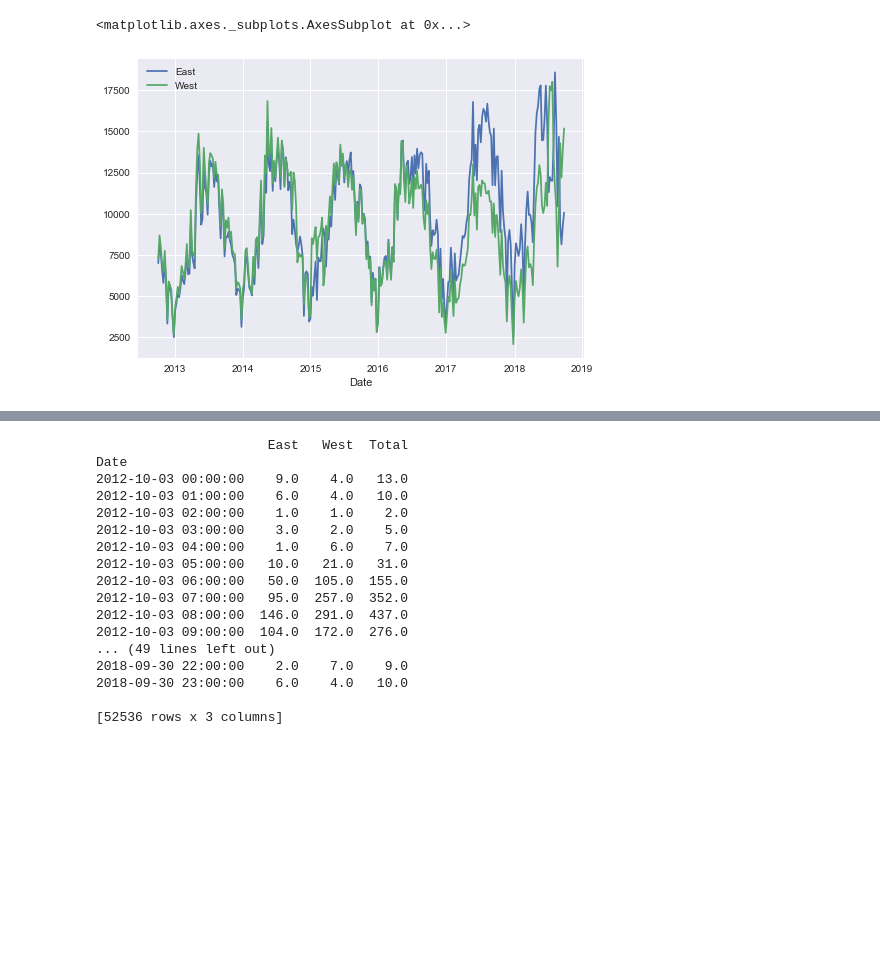
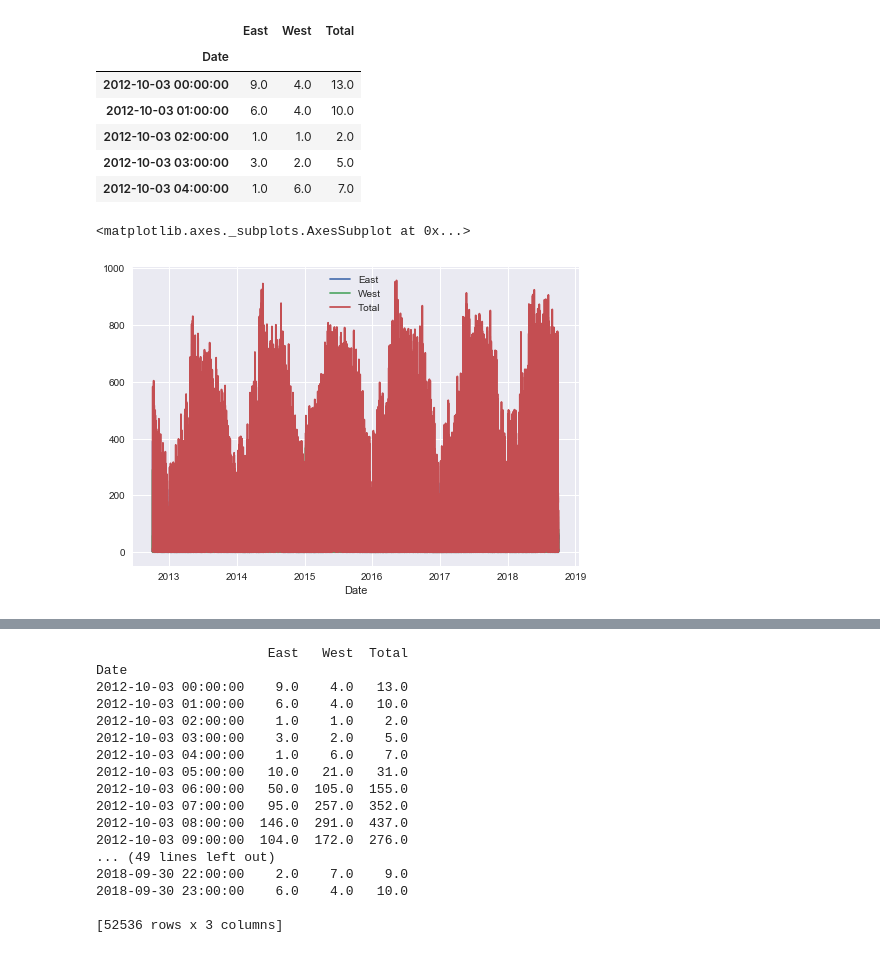
Before and after one commit to debneilroy/testrepo, a Jupyter notebook: test notebook bike analysis.ipynb, the cells around one changed output, grey strips where cells are left out. Drawn from its saved outputs; the diff is of its cells as text; code cells hidden in the pictures; blank space fills up the shorter version.

```diff
--- a/test notebook bike analysis.ipynb
+++ b/test notebook bike analysis.ipynb
@@ -30,8 +1,34 @@ data.plot()
-# %%
-import matplotlib.pyplot as plt
-plt.style.use('seaborn')
-data.columns = ['East', 'West']
-data.resample('W').sum().plot() #plot weekly
-# %% [output]
-<matplotlib.axes._subplots.AxesSubplot at 0x...>
-[figure, removed]
+# %%
+from urllib.request import urlretrieve
+import os
+import pandas as pd
+%matplotlib inline
+import matplotlib.pyplot as plt
+plt.style.use('seaborn')
+
+#set URL
+URL = 'https://data.seattle.gov/api/views/65db-xm6k/rows.csv?accessType=DOWNLOAD'
+
+def get_freemont_data(filename = 'Freemont.csv', url=URL, force_download=False):
+    if force_download or not os.path.exists(filename):
+        urlretrieve(URL, 'Freemont.csv')
+    data = pd.read_csv('Freemont.csv', index_col = 'Date', parse_dates=True)
+    data.columns = ['East', 'West']
+    data['Total'] = data['West'] + data['East']
+    return data
+# %%
+data = get_freemont_data()
+data.head()
+# %% [output]
+|  | East | West | Total |
+| Date |  |  |  |
+| 2012-10-03 00:00:00 | 9.0 | 4.0 | 13.0 |
+| 2012-10-03 01:00:00 | 6.0 | 4.0 | 10.0 |
+| 2012-10-03 02:00:00 | 1.0 | 1.0 | 2.0 |
+| 2012-10-03 03:00:00 | 3.0 | 2.0 | 5.0 |
+| 2012-10-03 04:00:00 | 1.0 | 6.0 | 7.0 |
+# %%
+data.plot()
+# %% [output]
+<matplotlib.axes._subplots.AxesSubplot at 0x...>
+[figure, added]
```
Also changed, not shown: parts of 5 cells of this notebook.
